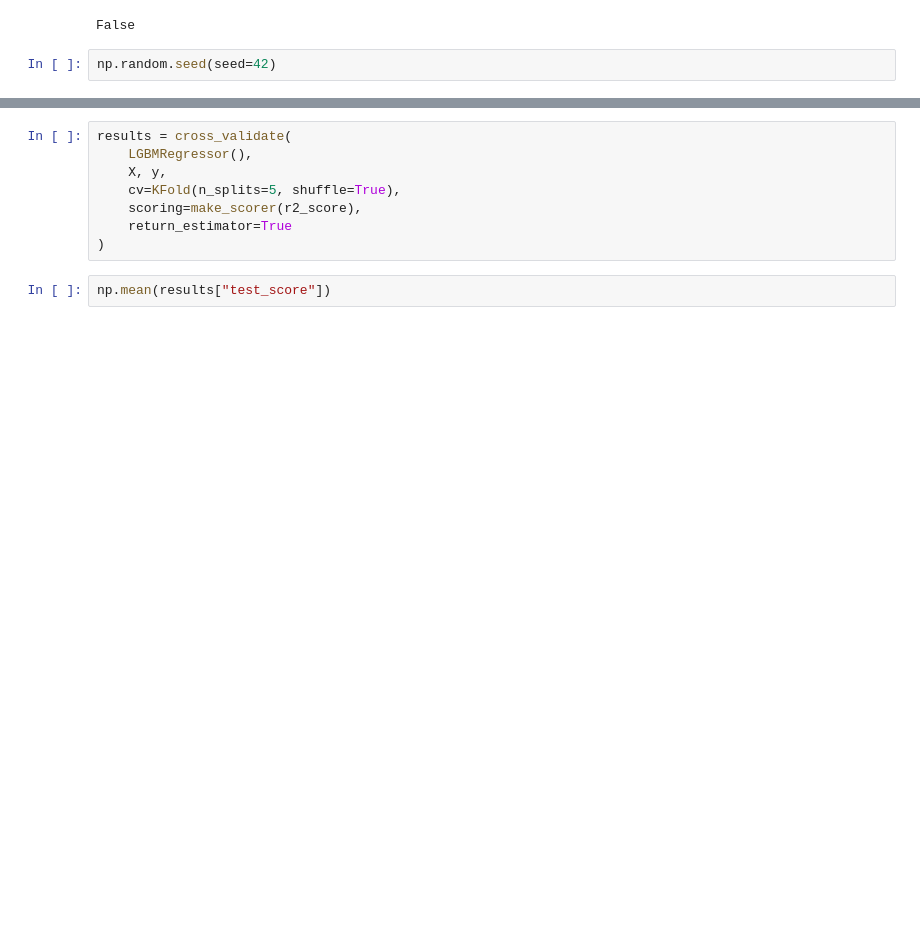
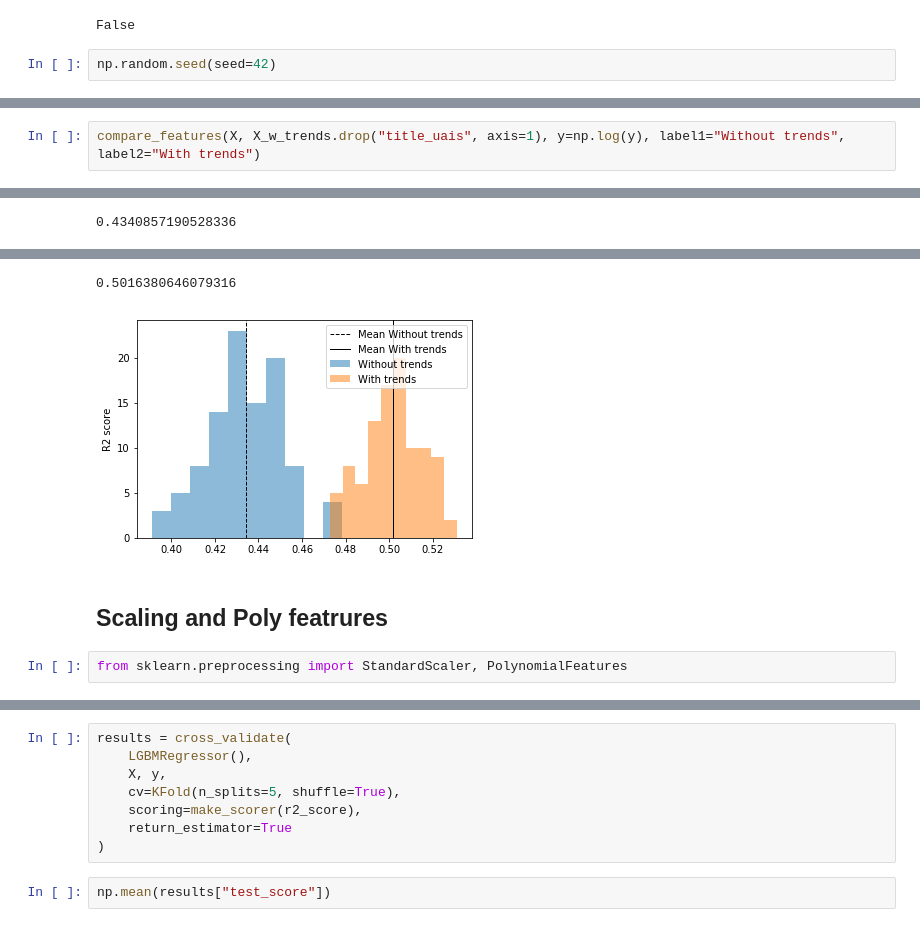
Before and after one commit to nikitakrutoy/MoviesIncomePrediction, a Jupyter notebook: MoviesDataset.ipynb, the cells around one changed output, grey strips where cells are left out. Saved outputs shown, nothing was run; the diff lists cells and outputs as text; blank space fills up the shorter version.

```diff
--- a/MoviesDataset.ipynb
+++ b/MoviesDataset.ipynb
@@ -257,0 +313,3 @@ np.random.seed(seed=42)
+# %%
+compare_features(X, X_w_trends.drop("title_uais", axis=1), y=np.log(y), label1="Without trends", label2="With trends")
+# %% [output]
@@ -257,0 +317 @@ np.random.seed(seed=42)
+0.4340857190528336
@@ -257,0 +319,6 @@ np.random.seed(seed=42)
+0.5016380646079316
+[figure, added]
+# %% [markdown]
+## Scaling and Poly featrures
+# %%
+from sklearn.preprocessing import StandardScaler, PolynomialFeatures
```
Also changed, not shown: parts of 38 cells of this notebook, 1 other file.
